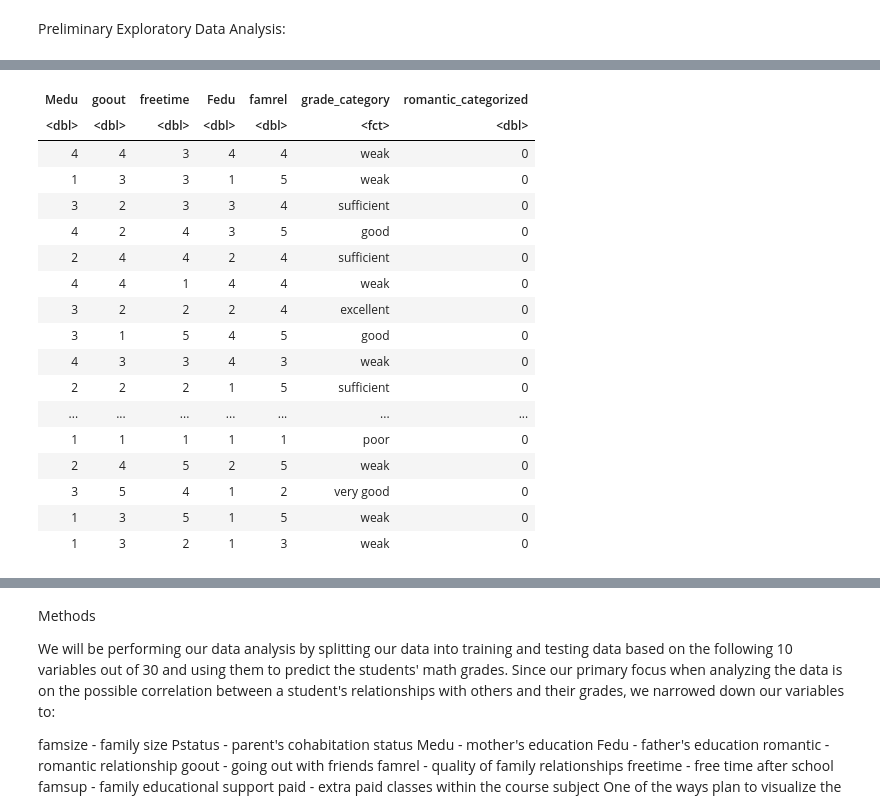
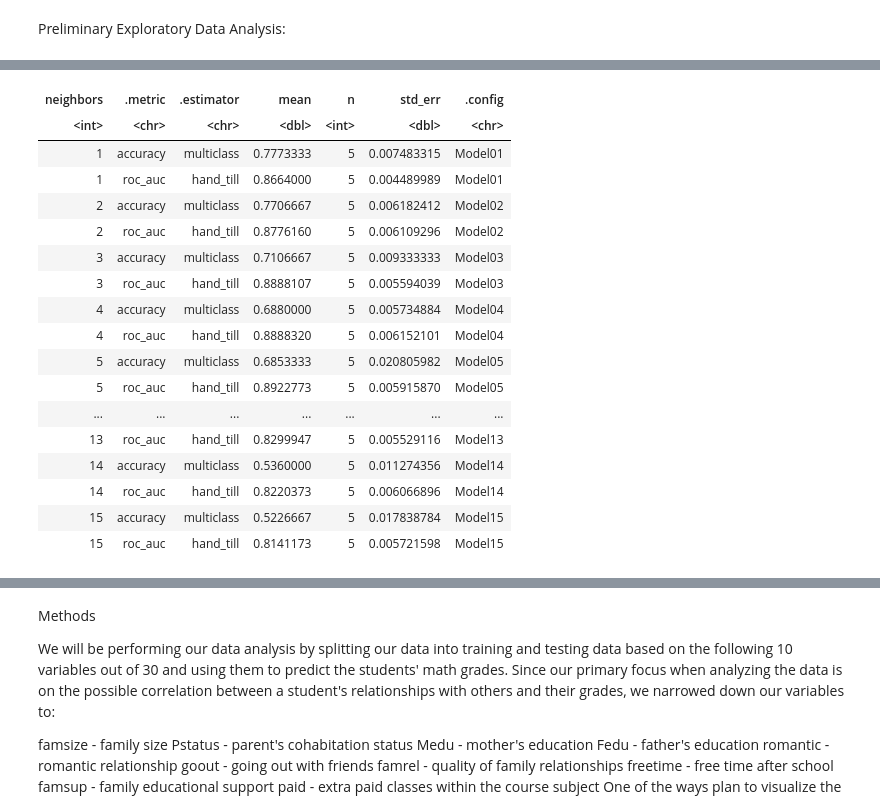
Before and after one commit to nishant-sr/StudentGrades_Project, a Jupyter notebook: proposal.ipynb, the cells around one changed output, grey strips where cells are left out. Cells and saved outputs as stored; diff of their text form; code cells hidden in the pictures.

Commit message:
added data analysis

```diff
--- a/proposal.ipynb
+++ b/proposal.ipynb
@@ -15,7 +19,7 @@ Preliminary Exploratory Data Analysis:
 options(repr.plot.width = 10, repr.plot.height = 10)
 # download zip file containing student-mat.csv
 url <-"https://archive.ics.uci.edu/ml/machine-learning-databases/00320/student.zip"
-e
+
 temp <- tempfile()
 temp2 <- tempfile()
 
@@ -34,7 +38,8 @@ data_select_predictors <- data_raw %>%
 #https://en.wikipedia.org/wiki/Academic_grading_in_Portugal
 grade_cats <- data_select_predictors %>%
     mutate(grade_category = cut(G3, br = c(-1,3.4,9.4,13.4,15.4,17.4,20), labels = c("poor", "weak", "sufficient", "good", "very good",
-                                                                                             "excellent")))
+                                                                                             "excellent"))) %>%
+    mutate(romantic_categorized = ifelse(romantic == "yes", 1, 0))
 
 # split data into training and testing data
 set.seed(1)
@@ -129,7 +134,7 @@ famrel_plot <- grades_train %>%
     theme(text = element_text(size = 14)) +
     ggtitle("Distributions of student grades Based on Quality of Family Relationships") +
     scale_fill_brewer(palette = 'Set1')
-#
+# plot bar graphs for each predictor
 edu_plot_father
 edu_plot_mother
 famsize_plot
@@ -180,28 +176,55 @@ A tibble: 6 × 2
 # %%
-# predictors to include: Fedu, Medu, goout, romantic, freetime, and famrel
-# convert non-numerical categorical data into numerical categorical data
+# Workflow using scaled predictors
+
+# predictors to include: Fedu, Medu, goout, romantic, freetime, and famrel;
 
 grades_train_predictors <- grades_train %>%
     mutate(grade_category = as_factor(grade_category)) %>%
-    mutate(romantic_categorized = ifelse(romantic == "yes", 1, 0)) %>%
     select(-famsize, -Pstatus, -paid, -famsup, -G3, -romantic)
-grades_train_predictors
+
 set.seed(1)
 
-grades_vfold <- vfold_cv(grades_train_predictors, v = 5, strata = grade_category)
+# obtain dataframe for upsampled data
+grades_train_predictors <- recipe(grade_category ~., data = grades_train_predictors) %>%
+    step_upsample(grade_category, over_ratio = 1, skip = FALSE) %>%
+    prep() %>%
+    bake(new_data = grades_train_predictors)
 
-grades_recipe <- recipe(grade_category ~., data = grades_train_predictors) %>%
+#create recipe
+grades_scaled <- recipe(grade_category ~., data = grades_train_predictors) %>%
+    step_center(all_predictors()) %>%
     step_scale(all_predictors()) %>%
-    step_center(all_predictors()) %>%
-    step_upsample(grade_category, over_ratio = 1, skip = FALSE)
-grades_recipe
+    prep() %>%
+    bake(new_data = grades_scaled)
+
+
+# use 5 folds for cross-validation
+grades_vfold <- vfold_cv(grades_scaled, v = 5, strata = grade_category)
+
+# create model specification
 grades_knn_spec <- nearest_neighbor(weight_func = "rectangular", neighbors = tune()) %>%
     set_engine("kknn") %>%
     set_mode("classification")
 
-grades_results <- workflow() %>%
+# obtain dataframe for accuracy estimates based on 20 different values for k
+grade_results <- workflow() %>%
   add_recipe(grades_recipe) %>%
   add_model(grades_knn_spec) %>%
-  tune_grid(resamples = grades_vfold, grid = 10) %>% # grid = 10 indicates tuning should try 10 values for K
+  tune_grid(resamples = grades_vfold, grid = 20) %>% # grid = 10 indicates tuning should try 10 values for K
   collect_metrics()
+
+# make plot of accuracy estimates vs. k nearest neighbors for visualization
+grade_results_accuracies_plot <- grade_results %>%
+    filter(.metric == "accuracy") %>%
+    ggplot(aes(x = neighbors, y = mean)) +
+    geom_line() +
+    geom_point() +
+    labs(x = "Neighbors", y = "Accuracy Estimator (%)") +
+    ggtitle("Accuracy Estimate vs. K Nearest Neighbors using Scaled Predictors")
+
+#print out accuracy estimates
+grade_results
+
+# print graph
+grade_results_accuracies_plot
 # %% [output]
@@ -209,18 +232,18 @@ A tibble: 298 × 7
-| Medu | goout | freetime | Fedu | famrel | grade_category | romantic_categorized |
-| <dbl> | <dbl> | <dbl> | <dbl> | <dbl> | <fct> | <dbl> |
-| 4 | 4 | 3 | 4 | 4 | weak | 0 |
-| 1 | 3 | 3 | 1 | 5 | weak | 0 |
-| 3 | 2 | 3 | 3 | 4 | sufficient | 0 |
-| 4 | 2 | 4 | 3 | 5 | good | 0 |
-| 2 | 4 | 4 | 2 | 4 | sufficient | 0 |
-| 4 | 4 | 1 | 4 | 4 | weak | 0 |
-| 3 | 2 | 2 | 2 | 4 | excellent | 0 |
-| 3 | 1 | 5 | 4 | 5 | good | 0 |
-| 4 | 3 | 3 | 4 | 3 | weak | 0 |
-| 2 | 2 | 2 | 1 | 5 | sufficient | 0 |
+| neighbors | .metric | .estimator | mean | n | std_err | .config |
+| <int> | <chr> | <chr> | <dbl> | <int> | <dbl> | <chr> |
+| 1 | accuracy | multiclass | 0.7773333 | 5 | 0.007483315 | Model01 |
+| 1 | roc_auc | hand_till | 0.8664000 | 5 | 0.004489989 | Model01 |
+| 2 | accuracy | multiclass | 0.7706667 | 5 | 0.006182412 | Model02 |
+| 2 | roc_auc | hand_till | 0.8776160 | 5 | 0.006109296 | Model02 |
+| 3 | accuracy | multiclass | 0.7106667 | 5 | 0.009333333 | Model03 |
+| 3 | roc_auc | hand_till | 0.8888107 | 5 | 0.005594039 | Model03 |
+| 4 | accuracy | multiclass | 0.6880000 | 5 | 0.005734884 | Model04 |
+| 4 | roc_auc | hand_till | 0.8888320 | 5 | 0.006152101 | Model04 |
+| 5 | accuracy | multiclass | 0.6853333 | 5 | 0.020805982 | Model05 |
+| 5 | roc_auc | hand_till | 0.8922773 | 5 | 0.005915870 | Model05 |
 | ... | ... | ... | ... | ... | ... | ... |
-| 1 | 1 | 1 | 1 | 1 | poor | 0 |
-| 2 | 4 | 5 | 2 | 5 | weak | 0 |
-| 3 | 5 | 4 | 1 | 2 | very good | 0 |
-| 1 | 3 | 5 | 1 | 5 | weak | 0 |
-| 1 | 3 | 2 | 1 | 3 | weak | 0 |
+| 13 | roc_auc | hand_till | 0.8299947 | 5 | 0.005529116 | Model13 |
+| 14 | accuracy | multiclass | 0.5360000 | 5 | 0.011274356 | Model14 |
+| 14 | roc_auc | hand_till | 0.8220373 | 5 | 0.006066896 | Model14 |
+| 15 | accuracy | multiclass | 0.5226667 | 5 | 0.017838784 | Model15 |
+| 15 | roc_auc | hand_till | 0.8141173 | 5 | 0.005721598 | Model15 |
```
Also changed, not shown: parts of 7 cells of this notebook.
